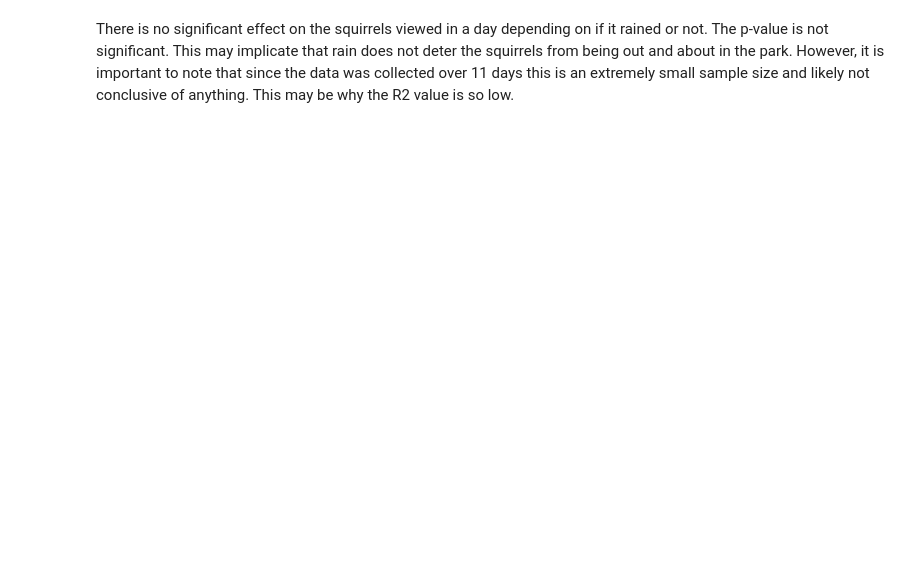
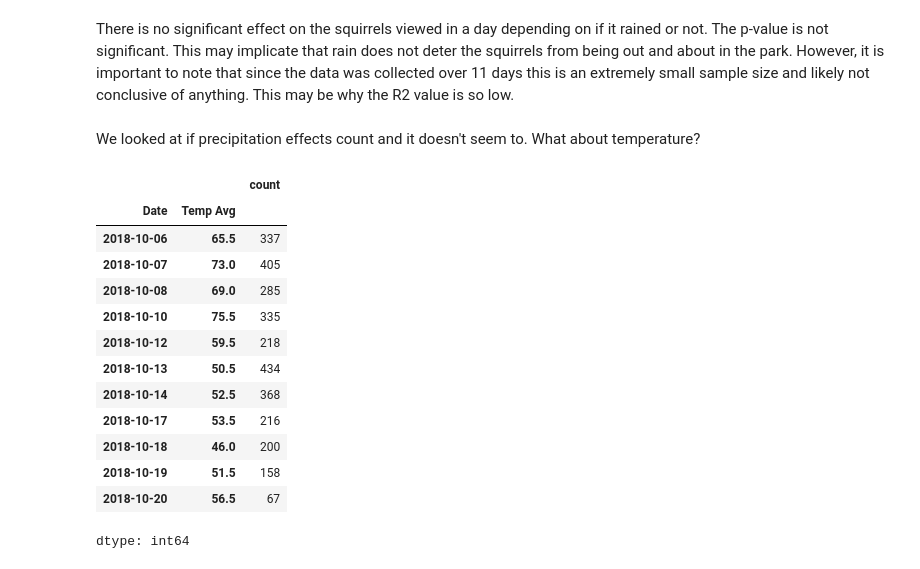
Before and after one commit to envirodatascience/final-project-go-squirrels, a Jupyter notebook: Sophie's_Squirrel_Notebook.ipynb, the cells around one changed output. Drawn from its saved outputs; the diff is of its cells as text; code cells hidden in the pictures; blank space fills up the shorter version.

```diff
--- a/Sophie's_Squirrel_Notebook.ipynb
+++ b/Sophie's_Squirrel_Notebook.ipynb
@@ -411,3 +428,22 @@ Notes:
 [1] Standard Errors assume that the covariance matrix of the errors is correctly specified.
 # %% [markdown]
 There is no significant effect on the squirrels viewed in a day depending on if it rained or not. The p-value is not significant. This may implicate that rain does not deter the squirrels from being out and about in the park. However, it is important to note that since the data was collected over 11 days this is an extremely small sample size and likely not conclusive of anything. This may be why the R2 value is so low.
+# %% [markdown]
+We looked at if precipitation effects count and it doesn't seem to. What about temperature?
+# %%
+merged_df.groupby('Date')['Temp Avg'].value_counts()
+# %% [output]
+|  |  | count |
+| Date | Temp Avg |  |
+| 2018-10-06 | 65.5 | 337 |
+| 2018-10-07 | 73.0 | 405 |
+| 2018-10-08 | 69.0 | 285 |
+| 2018-10-10 | 75.5 | 335 |
+| 2018-10-12 | 59.5 | 218 |
+| 2018-10-13 | 50.5 | 434 |
+| 2018-10-14 | 52.5 | 368 |
+| 2018-10-17 | 53.5 | 216 |
+| 2018-10-18 | 46.0 | 200 |
+| 2018-10-19 | 51.5 | 158 |
+| 2018-10-20 | 56.5 | 67 |
+dtype: int64
```
Also changed, not shown: parts of 8 cells of this notebook.
